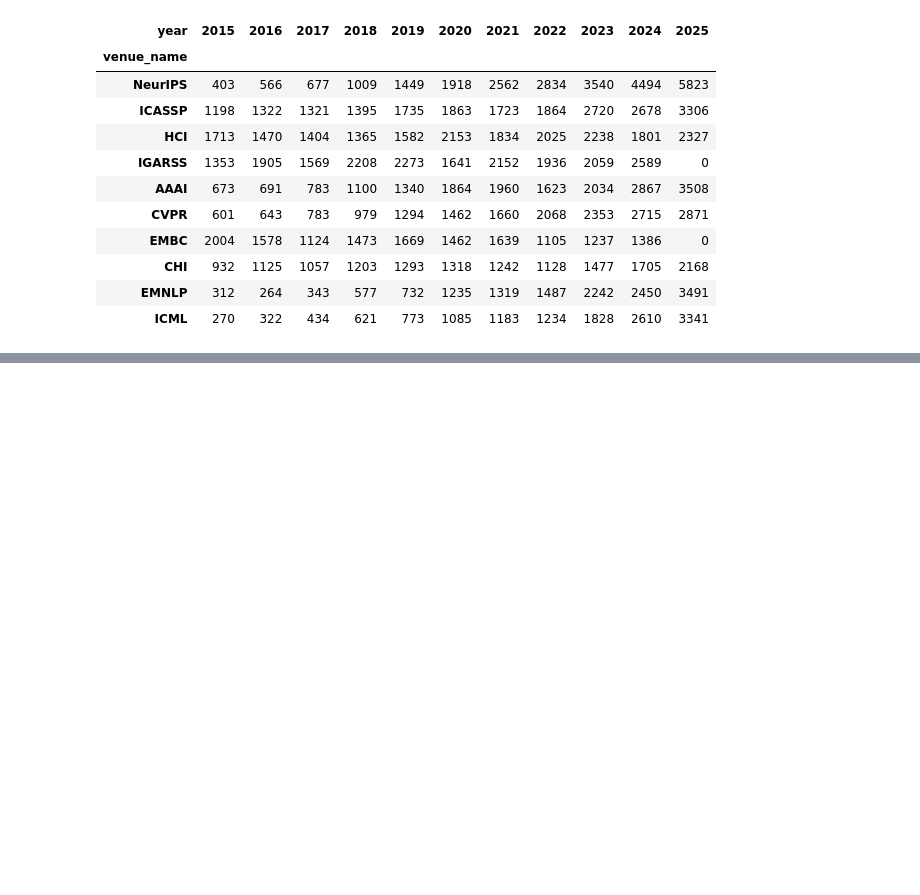
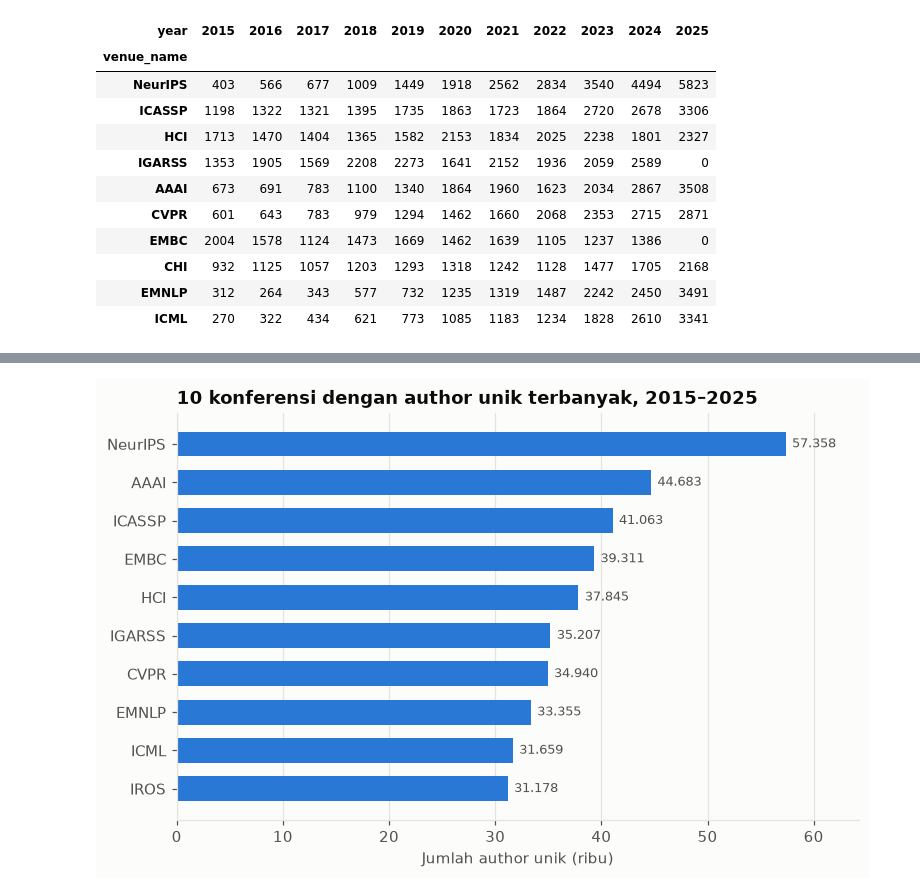
Before and after one commit to RNXFreeze/IF4041-Datmin-Tubes-Kel1, a Jupyter notebook: notebooks/02_conference_popularity.ipynb, the cells around one changed output, grey strips where cells are left out. Drawn from its saved outputs; the diff is of its cells as text; code cells hidden in the pictures; blank space fills up the shorter version.

```diff
--- a/notebooks/02_conference_popularity.ipynb
+++ b/notebooks/02_conference_popularity.ipynb
@@ -120,0 +133,12 @@ years.pivot_table(index="venue_name", columns="year", aggfunc="size", fill_value
+# %%
+by_authors = (conference_pairs.groupby("venue_id")["author"].nunique().rename("n_authors").reset_index()
+              .merge(by_papers[["venue_id", "venue_name", "n_papers", "rank"]].rename(columns={"rank": "rank_papers"}),
+                     on="venue_id"))
+by_authors["pct_authors"] = (100 * by_authors["n_authors"] / pairs["author"].nunique()).round(2)
+by_authors = by_authors.sort_values(["n_authors", "venue_id"], ascending=[False, True]).reset_index(drop=True)
+by_authors.insert(0, "rank", by_authors.index + 1)
+by_authors = by_authors[["rank", "venue_id", "venue_name", "n_authors", "pct_authors", "n_papers", "rank_papers"]]
+
+top10_authors = by_authors.head(10)
+top10_authors.to_csv(config.TABLES_DIR / "top10_conferences_by_authors.csv", index=False)
+top10_authors
@@ -120,0 +157,14 @@ years.pivot_table(index="venue_name", columns="year", aggfunc="size", fill_value
+# %%
+top = top10_authors.iloc[::-1]
+fig, ax = plt.subplots(figsize=(8, 4.8))
+ax.barh(top["venue_name"], top["n_authors"] / 1e3, color=SERIES[0], height=0.65)
+for y, v in enumerate(top["n_authors"]):
+    ax.text(v / 1e3 + 0.6, y, f"{v:,}".replace(",", "."), va="center", fontsize=8.5, color=TEXT_MUTED)
+ax.set_xlim(0, top["n_authors"].max() / 1e3 * 1.12)
+ax.set_xlabel("Jumlah author unik (ribu)")
+ax.set_title("10 konferensi dengan author unik terbanyak, 2015–2025")
+ax.grid(axis="y", visible=False)
+save(fig, "02_top10_by_authors")
+plt.show()
+# %% [output]
+[figure, added]
```
Also changed, not shown: parts of 5 cells of this notebook, 2 other files.
